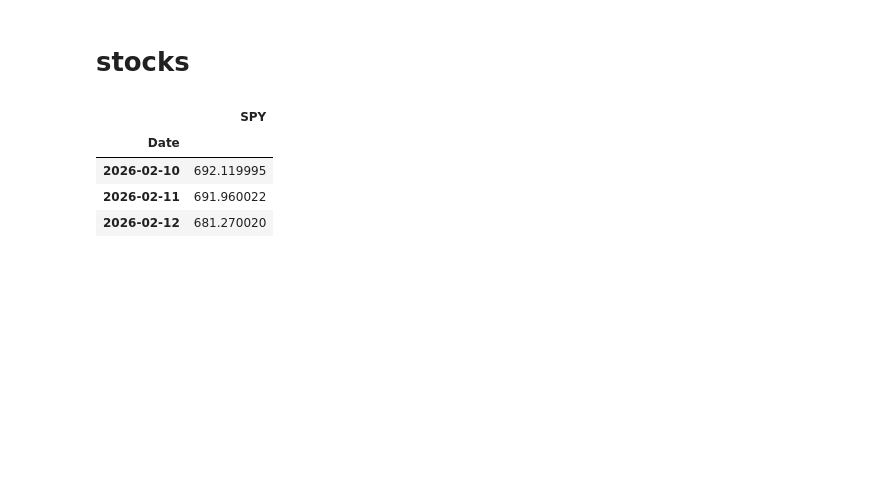
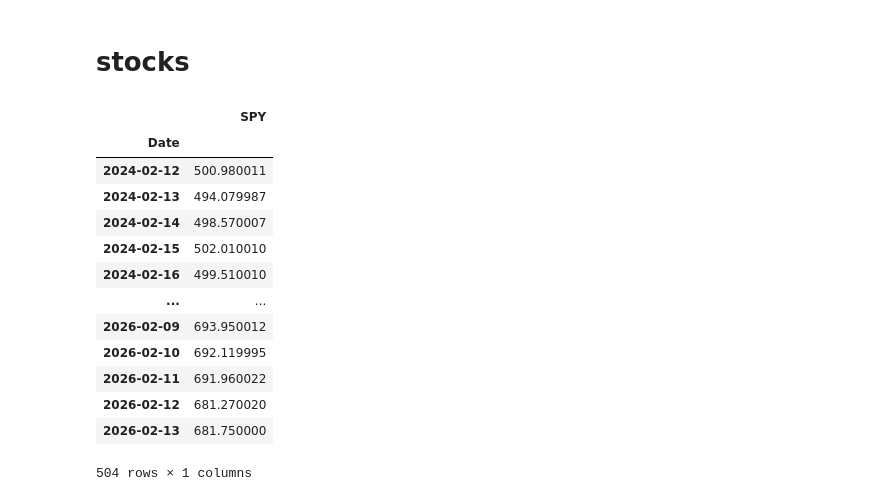
Before and after one commit to Familenko/backtest, a Jupyter notebook: manifest/main.ipynb, the cells around one changed output. Saved outputs shown, nothing was run; the diff lists cells and outputs as text; code cells hidden in the pictures; blank space fills up the shorter version.

```diff
--- a/manifest/main.ipynb
+++ b/manifest/main.ipynb
@@ -74,14 +87,22 @@ Total equity: $0.00
 # stocks
 # %%
 df_stocks = pd.read_csv("data/stocks.csv", index_col=0, parse_dates=True)
-df_stocks = df_stocks.dropna()
 df_stocks
 # %% [output]
 |  | SPY |
 | Date |  |
+| 2024-02-12 | 500.980011 |
+| 2024-02-13 | 494.079987 |
+| 2024-02-14 | 498.570007 |
+| 2024-02-15 | 502.010010 |
+| 2024-02-16 | 499.510010 |
+| ... | ... |
+| 2026-02-09 | 693.950012 |
 | 2026-02-10 | 692.119995 |
 | 2026-02-11 | 691.960022 |
 | 2026-02-12 | 681.270020 |
+| 2026-02-13 | 681.750000 |
+504 rows × 1 columns
 # %%
 total_invested = 0
 total_profit = 0
```
Also changed, not shown: parts of 4 cells of this notebook, 2 other files.
